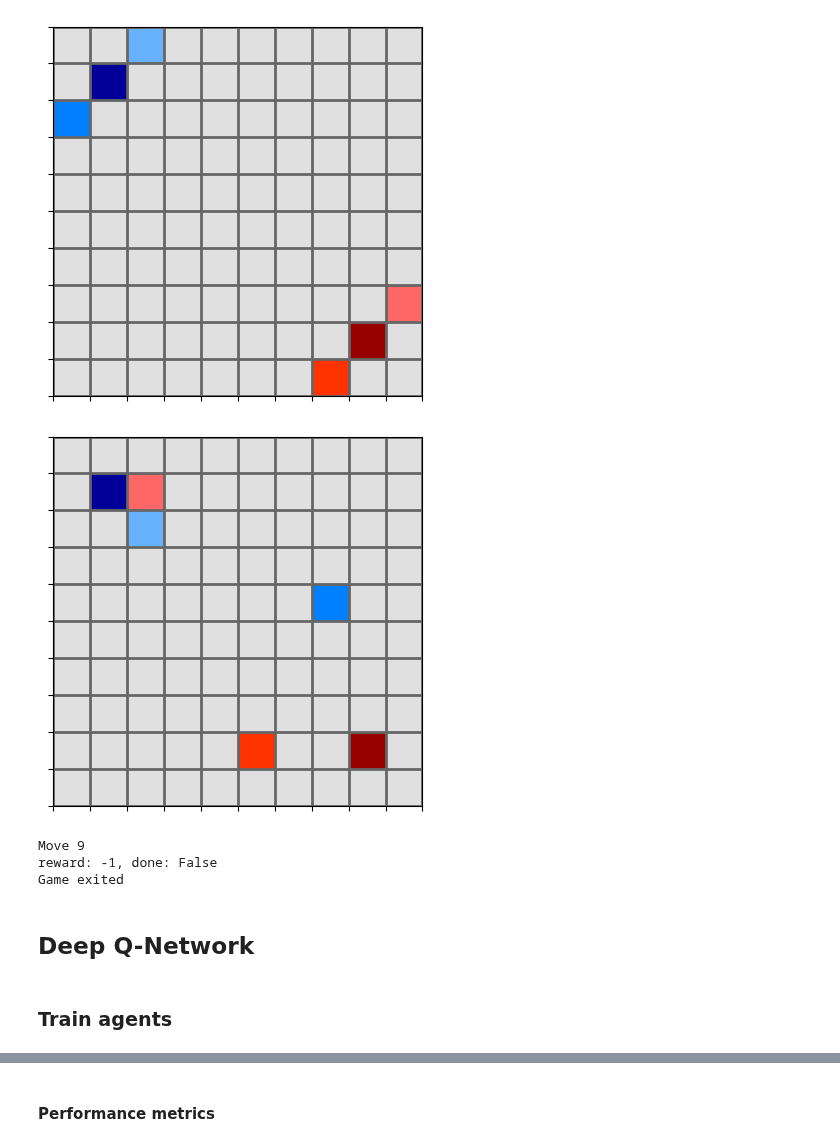
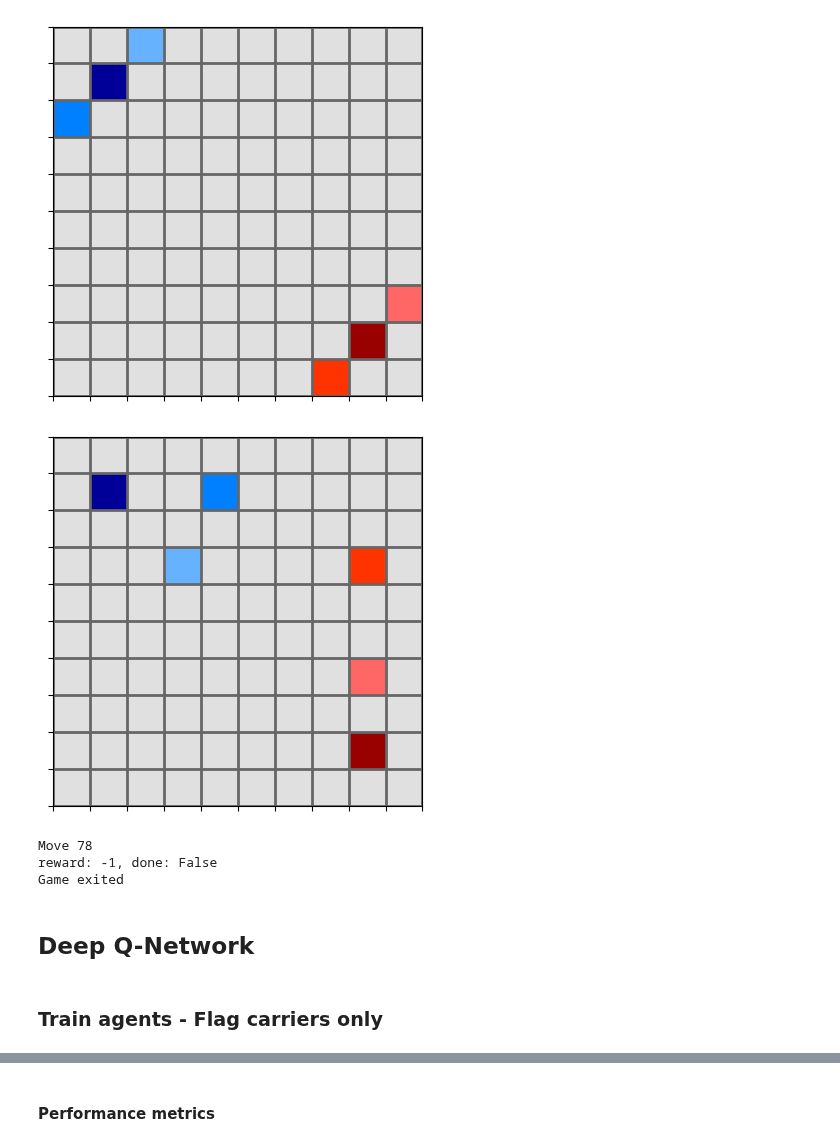
Before and after one commit to g-nightingale/marl-ctf-development, a Jupyter notebook: mvp_environment/mvp_env.ipynb, the cells around one changed output, grey strips where cells are left out. Drawn from its saved outputs; the diff is of its cells as text; code cells hidden in the pictures.

```diff
--- a/mvp_environment/mvp_env.ipynb
+++ b/mvp_environment/mvp_env.ipynb
@@ -25,17 +27,17 @@ env.render()
 # %% [output]
 [figure]
 # %%
-# example against random agents
-env.play(player=1)
+# playing against random agents
+env.play(player=0)
 # %% [output]
-[figure, old version]
+[figure, new version]
-Move 9
+Move 78
 reward: -1, done: False
 Game exited
 # %% [markdown]
 ## Deep Q-Network
 # %% [markdown]
-### Train agents
+### Train agents - Flag carriers only
 # %%
 # create environment
 env = GridworldCtf(game_mode='static')
```
Also changed, not shown: parts of 11 cells of this notebook, 6 other files.
